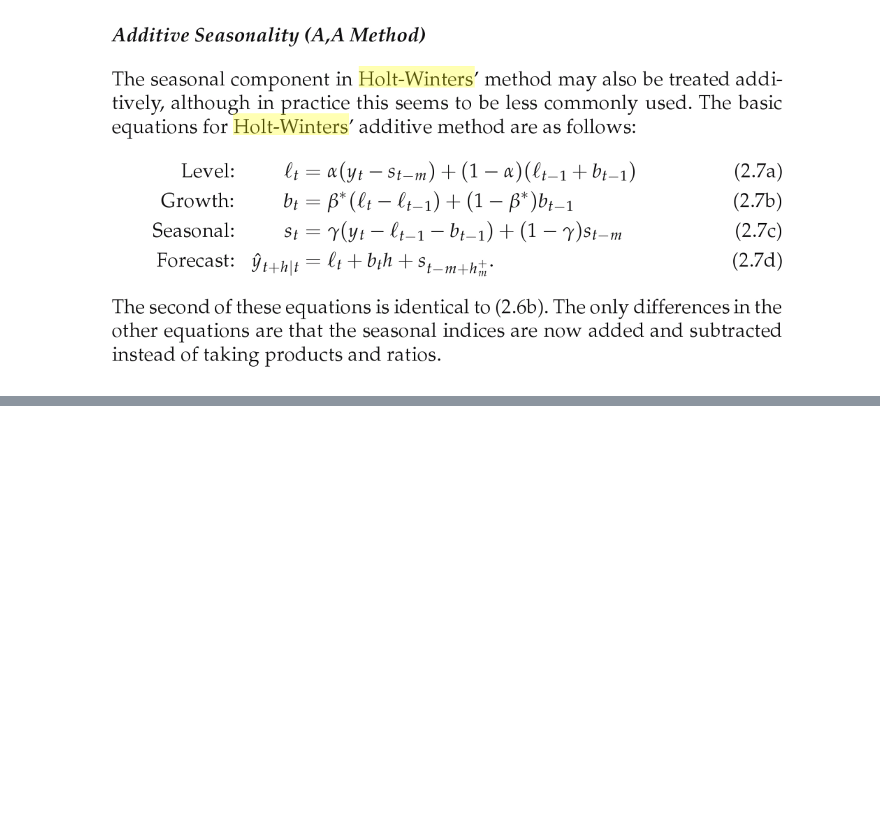
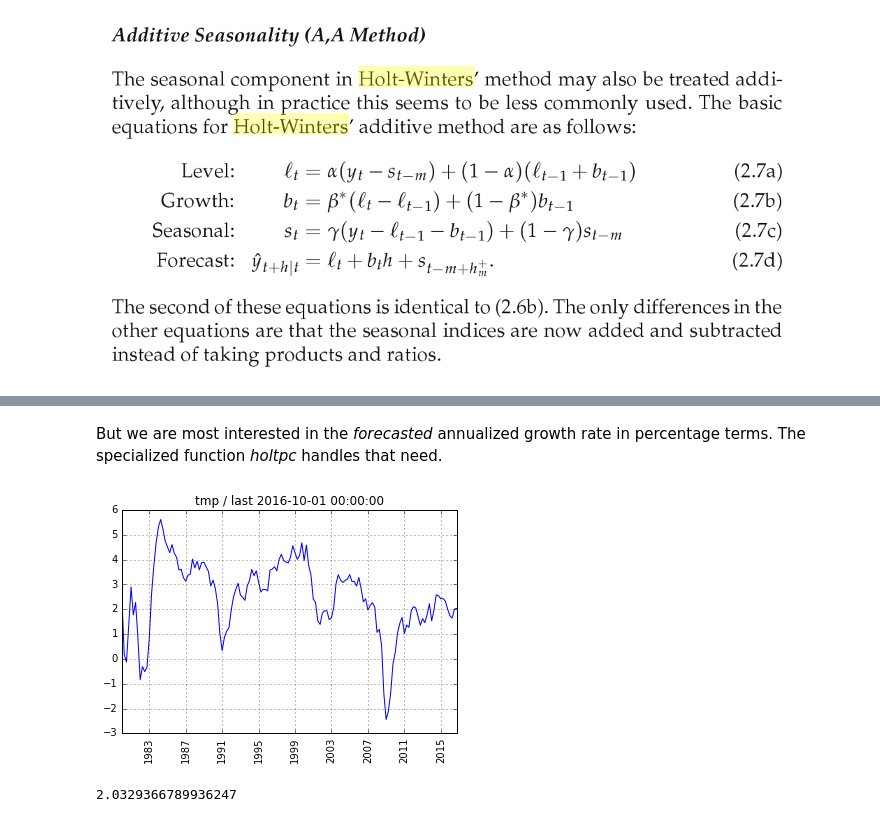
Before and after one commit to rsvp/fecon235, a Jupyter notebook: nb/fred-gdp-spx.ipynb, the cells around one changed output, grey strips where cells are left out. Saved outputs shown, nothing was run; the diff lists cells and outputs as text; code cells hidden in the pictures; blank space fills up the shorter version.

```diff
--- a/nb/fred-gdp-spx.ipynb
+++ b/nb/fred-gdp-spx.ipynb
@@ -221,0 +199,14 @@ Both in real terms, the geometric mean return of SPX is double that of GDP. Next
+# %% [markdown]
+But we are most interested in the *forecasted*
+annualized growth rate in percentage terms.
+The specialized function *holtpc* handles that need.
+# %%
+pc = holtpc( dfy, yearly=4, alpha=ab[0], beta=ab[1] )
+plot( pc[start:] )
+# %% [output]
+[figure, added]
+# %%
+gdp_forecast = tailvalue( pc )
+gdp_forecast
+# %% [output]
+2.0329366789936247
```
Also changed, not shown: parts of 84 cells of this notebook.
